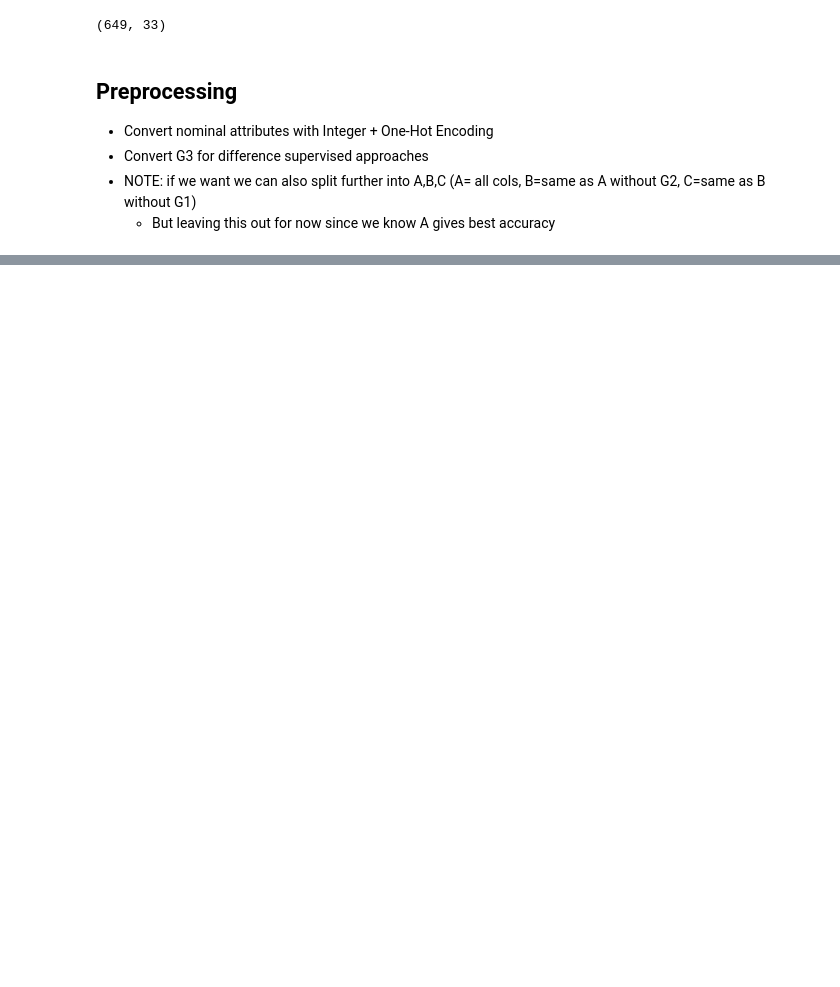
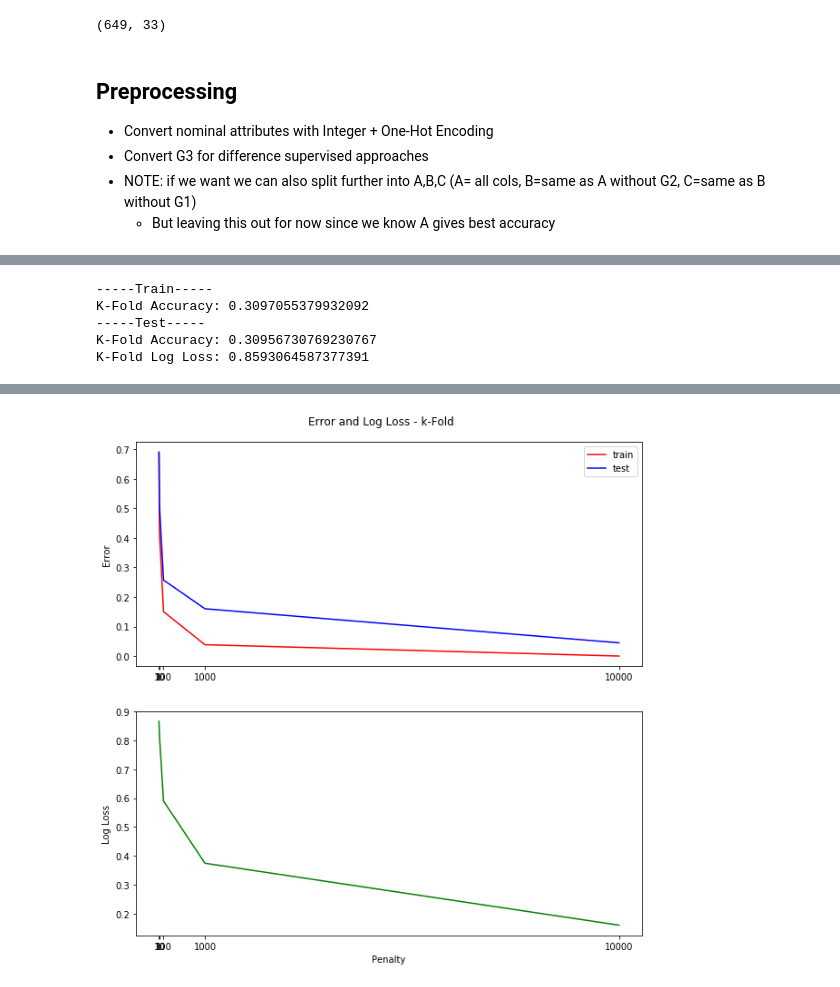
Before and after one commit to matraj/me522, a Jupyter notebook: Project Paper Code.ipynb, the cells around one changed output, grey strips where cells are left out. Saved outputs shown, nothing was run; the diff lists cells and outputs as text; code cells hidden in the pictures; blank space fills up the shorter version.

Commit message:
Added the following methods: * k-fold and loo for validation * classifier selection method * error and log loss graphing methods * method to determine accuracy

```diff
--- a/Project Paper Code.ipynb
+++ b/Project Paper Code.ipynb
@@ -131,0 +238,74 @@ def kFoldValidation(param, n_splits=10):
+# %%
+# set the penalty parameter for
+penalty = 1
+
+kFold_train, kFold_test, kFold_log_loss = kFoldValidation(penalty, 10)
+# loo_train, loo_test, loo_log_loss = looValidation(penalty)
+
+print ("-----Train-----")
+print ("K-Fold Accuracy: {}".format(kFold_train))
+print ("-----Test-----")
+print ("K-Fold Accuracy: {}".format(kFold_test))
+print ("K-Fold Log Loss: {}".format(kFold_log_loss))
+
+# print ("---------------")
+# print ("-----Train-----")
+# print ("LOO Accuracy: {}".format(loo_train))
+# print ("-----Test-----")
+# print ("LOO Accuracy: {}".format(loo_test))
+# print ("LOO Log Loss: {}".format(loo_log_loss))
+# %% [output]
+-----Train-----
+K-Fold Accuracy: 0.3097055379932092
+-----Test-----
+K-Fold Accuracy: 0.30956730769230767
+K-Fold Log Loss: 0.8593064587377391
+# %%
+# results array format: [[train], [test], [log loss]]
+results = [[],[],[]]
+
+# input penalty iterations
+hyperparams = [1, 10, 100, 1000, 10000]
+
+# select validation type
+val_type = "k-Fold"
+# val_type = "loo"
+
+for penalty in hyperparams:
+    # calculate train error, test error and log loss for specific param
+    if (val_type == "k-Fold"):
+        train_res, test_res, log_loss_val = kFoldValidation(penalty, 10)
+    else:
+        train_res, test_res, log_loss_val = looValidation(penalty)
+
+    # save error and log loss for each penalty for graph
+    results[0].append(1-train_res)
+    results[1].append(1-test_res)
+    results[2].append(log_loss_val)
+
+    print ("-----C={}-----".format(penalty))
+    print ("-----Train-----")
+    print ("Accuracy: {}".format(train_res))
+    print ("-----Test-----")
+    print ("Accuracy: {}".format(test_res))
+    print ("Log Loss: {}\n".format(log_loss_val))
+
+# create graph for penalty iterations
+f, axarr = plt.subplots(2, sharex=False)
+f.suptitle('Error and Log Loss - {}'.format(val_type), y = 0.92)
+f.set_size_inches(10, 10)
+
+# subplot 1: error plot
+axarr[0].set_ylabel('Error')
+axarr[0].plot(hyperparams, results[0], color='r', label='train')
+axarr[0].plot(hyperparams, results[1], color='b', label='test')
+axarr[0].set_xticks(hyperparams)
+axarr[0].legend()
+
+# subplot 2: log loss plot
+axarr[1].set_ylabel('Log Loss')
+axarr[1].plot(hyperparams, results[2], color='g', label='log loss')
+axarr[1].set_xticks(hyperparams)
+axarr[1].set_xlabel('Penalty')
+plt.show()
+# %% [output]
@@ -131,0 +329 @@ def kFoldValidation(param, n_splits=10):
+[figure, added]
```
Also changed, not shown: parts of 12 cells of this notebook.
